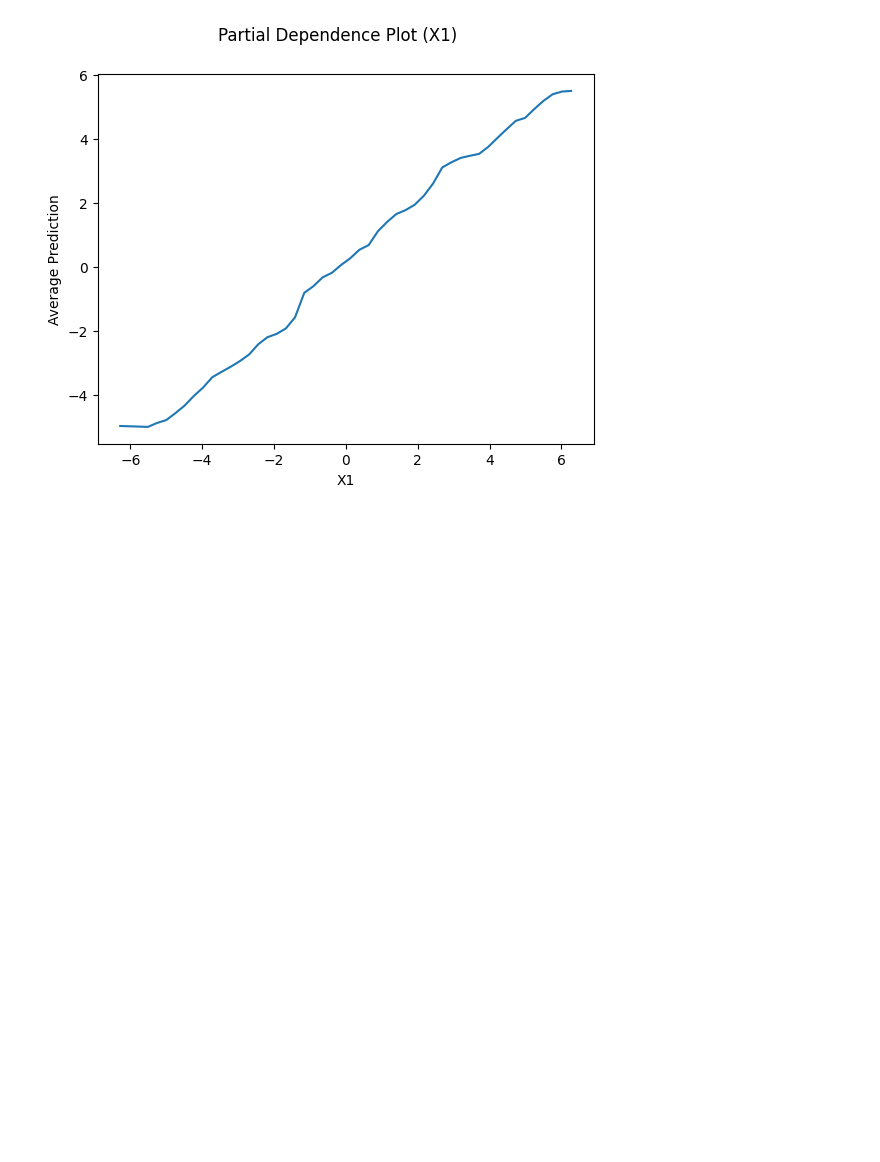
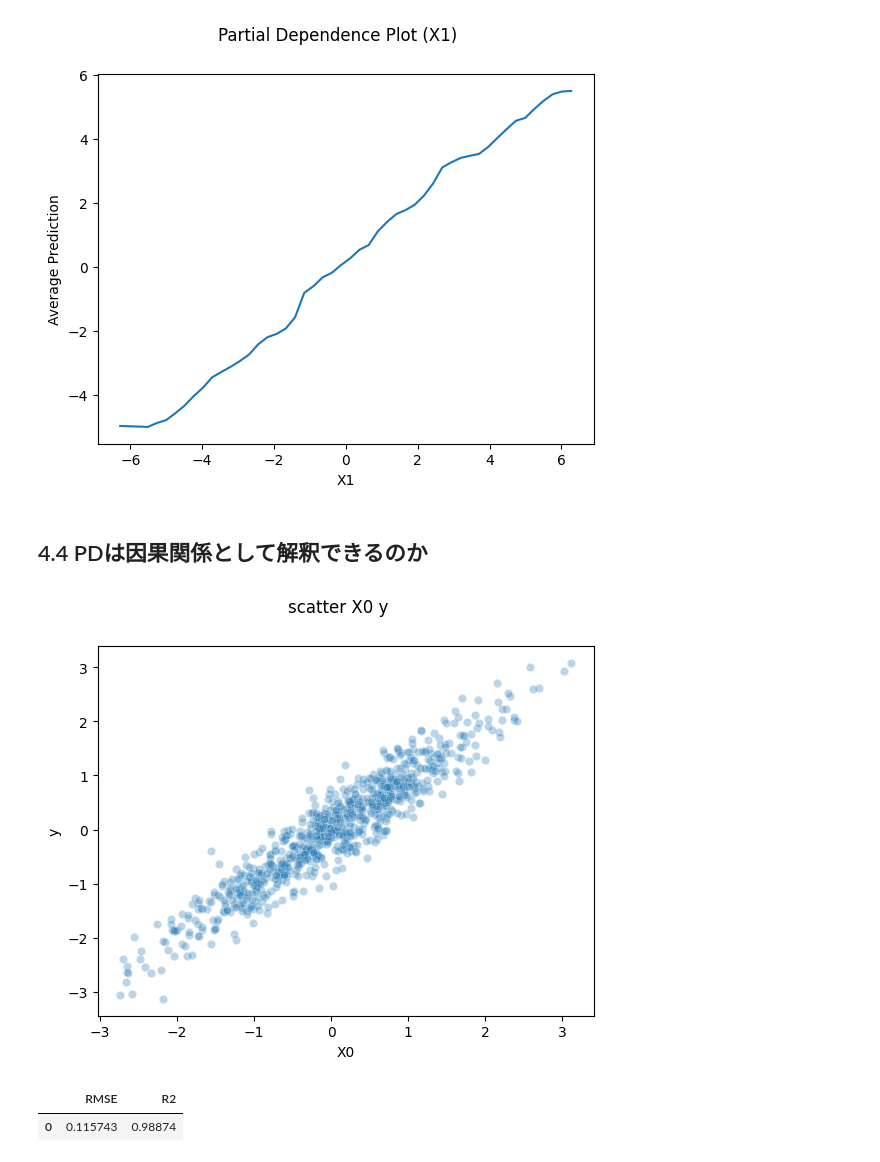
Before and after one commit to tatsuki1107/ml_training, a Jupyter notebook: ml_interpret_book/ch4/index.ipynb, the cells around one changed output. Saved outputs shown, nothing was run; the diff lists cells and outputs as text; code cells hidden in the pictures; blank space fills up the shorter version.

```diff
--- a/ml_interpret_book/ch4/index.ipynb
+++ b/ml_interpret_book/ch4/index.ipynb
@@ -89,3 +89,16 @@ pdp.partial_dependence("X1")
 pdp.plot()
 # %% [output]
 [figure]
+# %% [markdown]
+## 4.4 PDは因果関係として解釈できるのか
+# %%
+X_train, X_test, y_train, y_test = generate_simulation_data(simulation=3)
+plot_scatter(X_train[:,0], y_train, xlabel="X0", title="scatter X0 y")
+# %% [output]
+[figure, added]
+# %%
+rf = RandomForestRegressor(n_jobs=-1, random_state=42).fit(X_train, y_train)
+regression_metrics(rf, X_test, y_test)
+# %% [output]
+|  | RMSE | R2 |
+| 0 | 0.115743 | 0.98874 |
```
Also changed, not shown: parts of 6 cells of this notebook, 7 other files.
